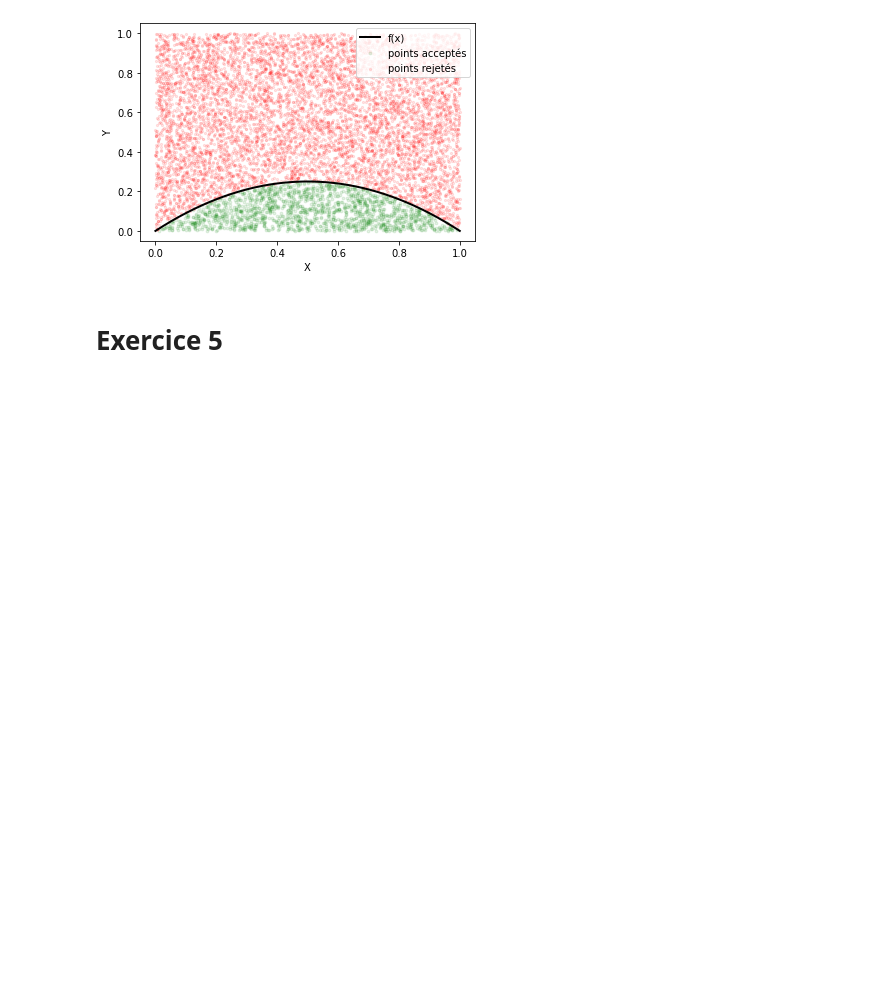
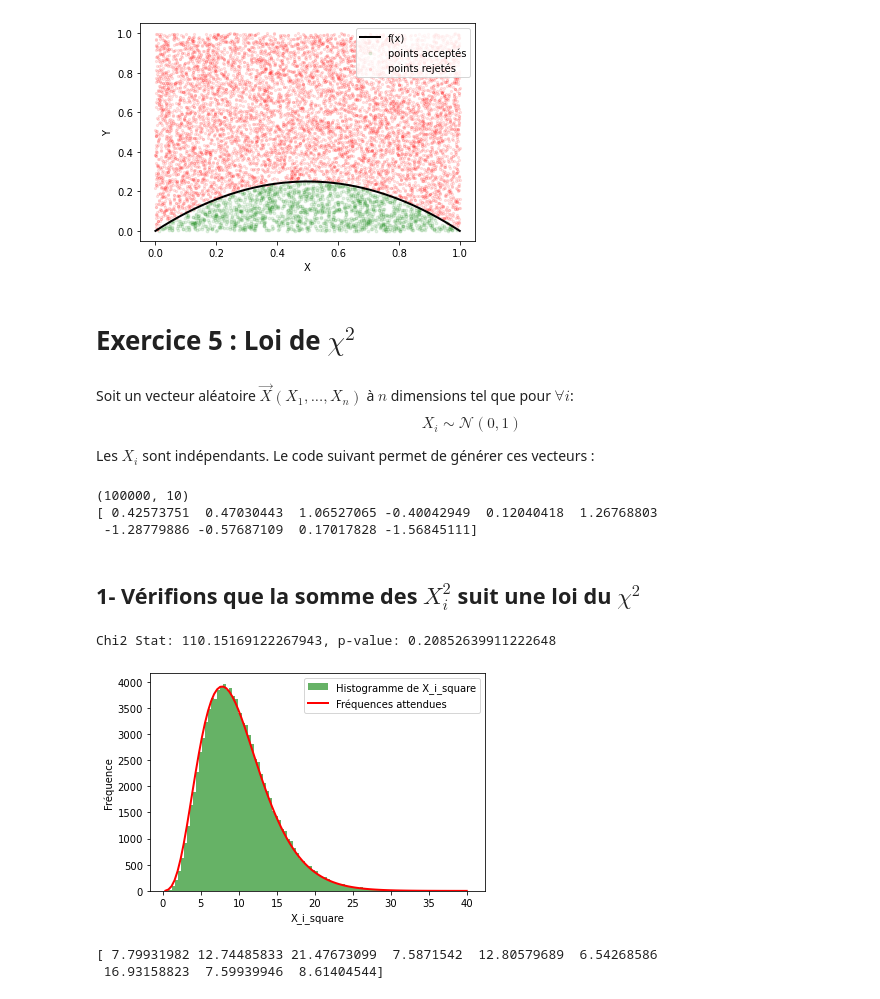
Before and after one commit to daganaus/DataAnalysis, a Jupyter notebook: 24_25_TD2_EXO_4_DAGANAUD_DUBOIS.ipynb, the cells around one changed output. Cells and saved outputs as stored; diff of their text form; code cells hidden in the pictures; blank space fills up the shorter version.

```diff
--- a/24_25_TD2_EXO_4_DAGANAUD_DUBOIS.ipynb
+++ b/24_25_TD2_EXO_4_DAGANAUD_DUBOIS.ipynb
@@ -80,4 +80,65 @@ plt.show()
 # %% [output]
 [figure]
 # %% [markdown]
-# Exercice 5
+# Exercice 5 : Loi de $\chi^2$
+# %% [markdown]
+Soit un vecteur aléatoire $\vec{X}(X_1,...,X_n)$ à $n$ dimensions tel que pour $\forall i$:
+$$ X_i \sim \mathcal{N}(0,1)$$
+
+Les $X_i$ sont indépendants. Le code suivant permet de générer ces vecteurs :
+# %%
+nb = 100000 # nombre de vecteurs aléatoires
+n=10      # dimension des vecteurs
+means = np.zeros(n) # vecteur des espérances à n dimensions
+sigmas = np.ones(n) # vecteur des variances à n dimensions
+
+norm = stats.multivariate_normal(means,sigmas) # création du générateur avec une loi normale dans chaque dimension
+x = norm.rvs(size=nb) # tirage de nb vecteurs aléatoires
+print(x.shape)
+print(x[0])
+# %% [output]
+(100000, 10)
+[ 0.42573751  0.47030443  1.06527065 -0.40042949  0.12040418  1.26768803
+ -1.28779886 -0.57687109  0.17017828 -1.56845111]
+# %% [markdown]
+## 1- Vérifions que la somme des $X_i^2$ suit une loi du $\chi^2$
+# %%
+#liste contenant la somme des X_i carrés
+X_i_square = np.zeros(nb)
+
+#on parcourt la liste des vecteurs aléatoires et on calcule leur produit scalaire
+X_i_square = np.zeros(nb)
+for i in range(nb):
+    X_i_square[i] = np.dot(x[i], x[i])
+
+# Créer un histogramme des valeurs de X_i_square
+observed_freq, bins, _ = plt.hist(X_i_square, bins=100, density=False, alpha=0.6, color='g', label='Histogramme de X_i_square')
+
+# Calculer les fréquences attendues selon la loi du chi-carré
+df = x.shape[1]  # Nombre de degrés de liberté
+expected_freq = []
+for i in range(len(bins) - 1):
+    expected_freq.append(
+        stats.chi2.cdf(bins[i + 1], df) - stats.chi2.cdf(bins[i], df)
+    )
+expected_freq = np.array(expected_freq) * len(X_i_square)
+# Normaliser les fréquences attendues
+expected_freq = expected_freq * (observed_freq.sum() / expected_freq.sum())
+# Tracer les fréquences attendues
+plt.plot(bins[:-1], expected_freq, 'r-', lw=2, label='Fréquences attendues')
+# Effectuer le test du chi-carré
+chi2_stat, p_value = stats.chisquare(observed_freq, expected_freq)
+
+print(f"Chi2 Stat: {chi2_stat}, p-value: {p_value}")
+
+# Afficher l'histogramme
+plt.xlabel('X_i_square')
+plt.ylabel('Fréquence')
+plt.legend(loc='best')
+plt.show()
+print(X_i_square[0:9])
+# %% [output]
+Chi2 Stat: 110.15169122267943, p-value: 0.20852639911222648
+[figure, added]
+[ 7.79931982 12.74485833 21.47673099  7.5871542  12.80579689  6.54268586
+ 16.93158823  7.59939946  8.61404544]
```
Also changed, not shown: parts of 1 cell of this notebook, 2 other files.
